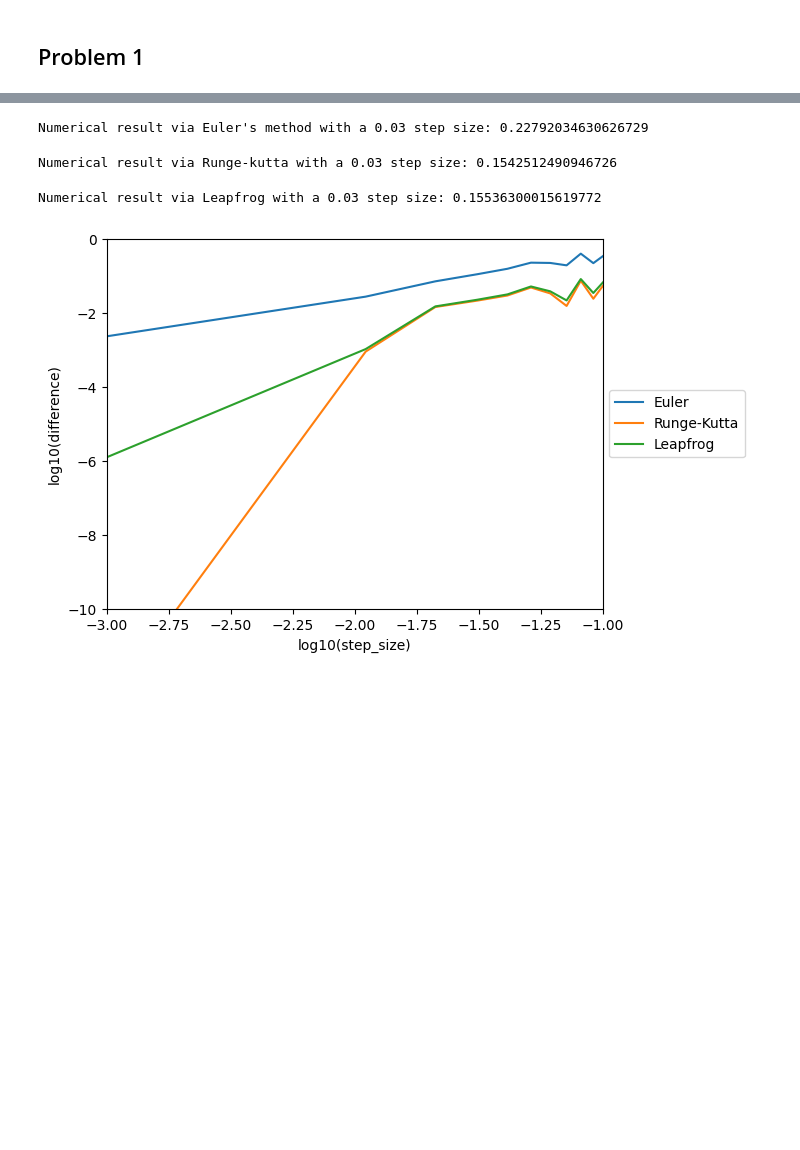
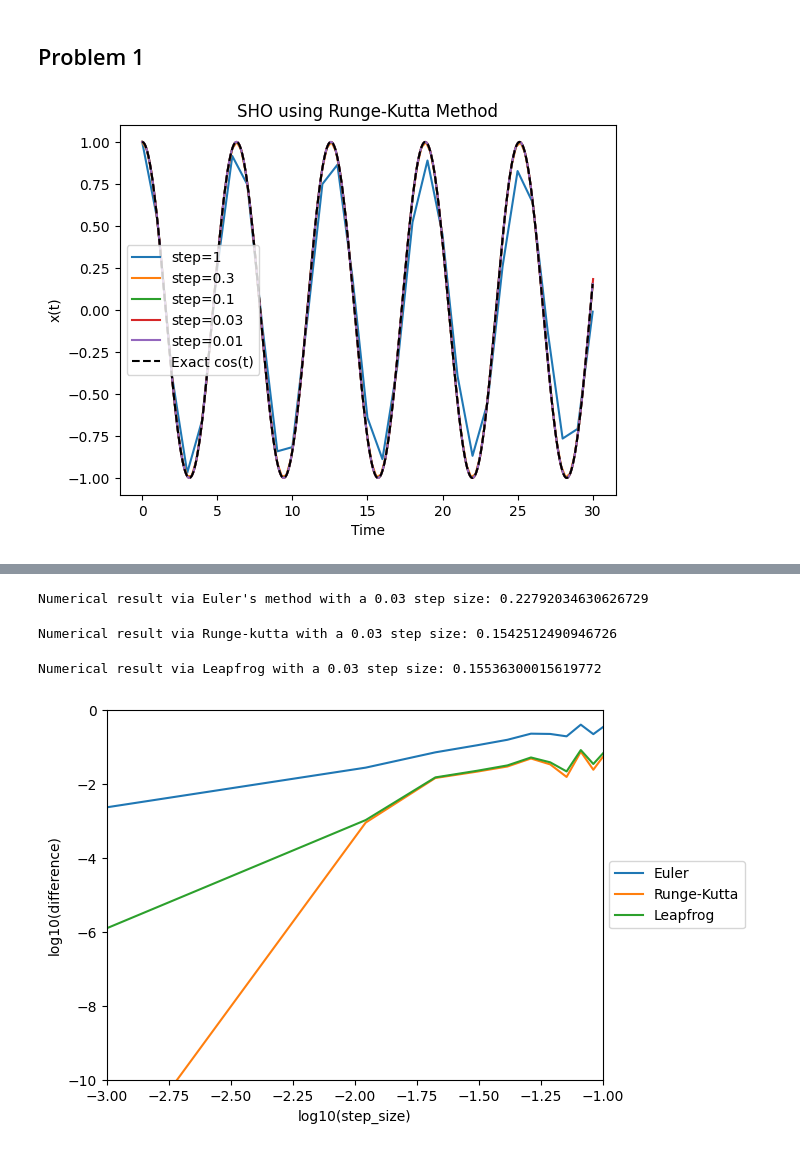
Before and after one commit to qchen4/ASTR-427-COmputational-Astrophysics, a Jupyter notebook: HWs/Homework2/Homeworkd 2.ipynb, the cells around one changed output, grey strips where cells are left out. Saved outputs shown, nothing was run; the diff lists cells and outputs as text; code cells hidden in the pictures; blank space fills up the shorter version.

```diff
--- a/HWs/Homework2/Homeworkd 2.ipynb
+++ b/HWs/Homework2/Homeworkd 2.ipynb
@@ -63,21 +33,30 @@ def leapfrog(deriv, state, step):
 # %%
-def deriv(y):
-    """
-    function that, given a list of differential equations, returns a list containing the derivative of each equation
-    NOTE: this function only works for the differential equation defined above
-    - y: list of differential equations
-    - return: derivative of each equation in y
-    """
-    dydx = np.array([y[1], -y[0]])
-    return dydx
+# Differential equations for Problem 1 (Simple Harmonic Oscillator)
 
-# List of initial conditions (given in same order as they correspond to x)
-# t; dx/dt
-# x(0) = 1; x'(0) = 0
+def deriv_sho(state):
+    x, v = state
+    return np.array([v, -x])
+
+# Problem 1: Solve using different methods and step sizes
+
+step_sizes = [1, 0.3, 0.1, 0.03, 0.01]
+t_end = 30
 initial_state = [1, 0]
 
-# stepsize
-step = .03
+for step in step_sizes:
+    t = np.arange(0, t_end + step, step)
+    state = np.array(initial_state)
+    results = [state[0]]
+    for _ in t[:-1]:
+        state = runge_kutta(deriv_sho, state, step)
+        results.append(state[0])
+    plt.plot(t, results, label=f'step={step}')
 
-# integration range
-t = [0, 30]
+plt.plot(t, np.cos(t), 'k--', label='Exact cos(t)')
+plt.title('SHO using Runge-Kutta Method')
+plt.xlabel('Time')
+plt.ylabel('x(t)')
+plt.legend()
+plt.show()
+# %% [output]
+[figure, added]
```
Also changed, not shown: parts of 9 cells of this notebook.
